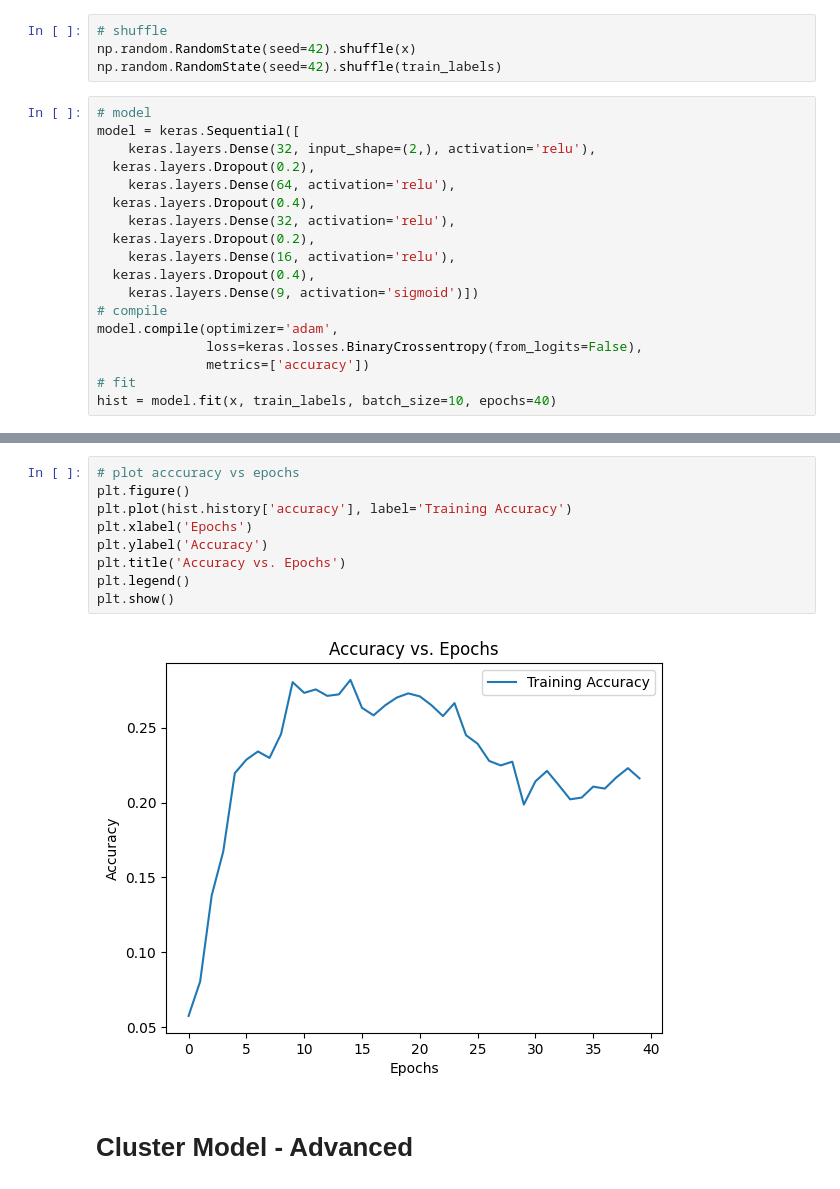
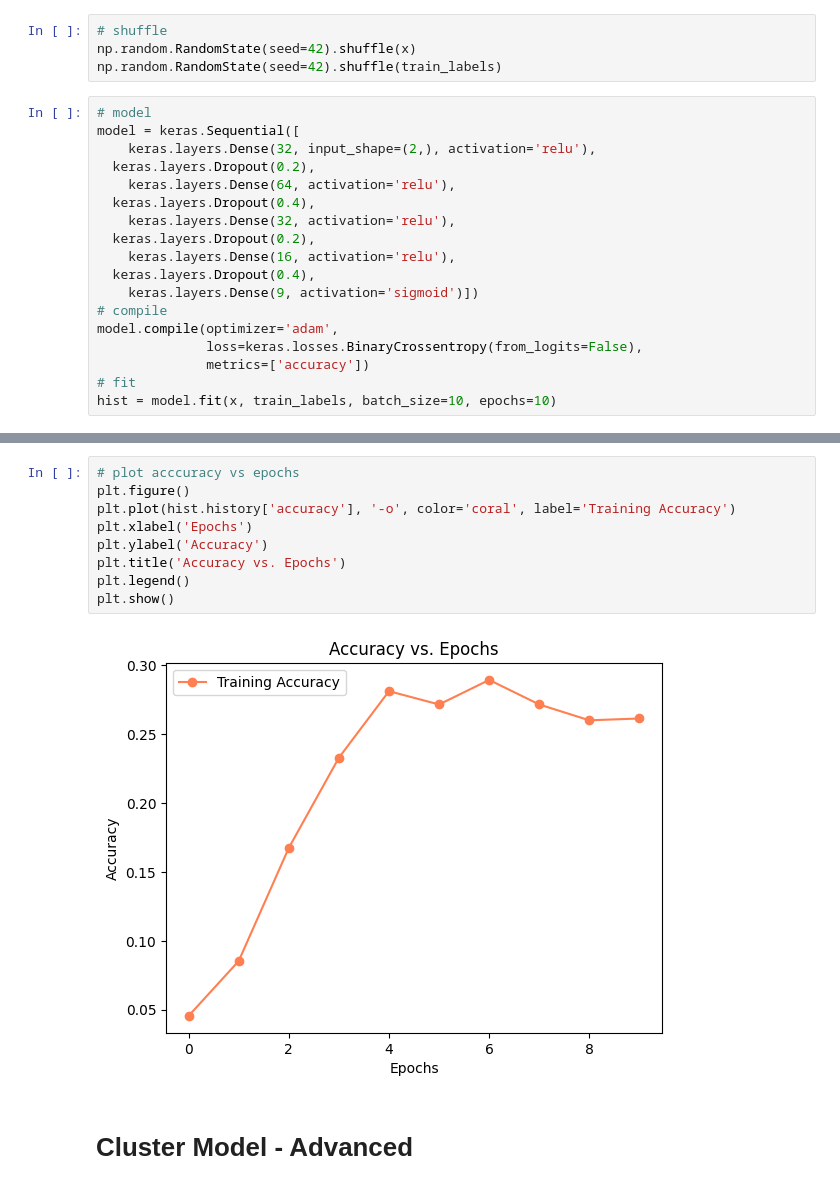
Before and after one commit to ariahosseini/DeepML, a Jupyter notebook: 003_TensorFlow_Proj_Three_FFNN_PolynomialCurves.ipynb, the cells around one changed output, grey strips where cells are left out. Saved outputs shown, nothing was run; the diff lists cells and outputs as text.

```diff
--- a/003_TensorFlow_Proj_Three_FFNN_PolynomialCurves.ipynb
+++ b/003_TensorFlow_Proj_Three_FFNN_PolynomialCurves.ipynb
@@ -686,5 +620,5 @@ model.compile(optimizer='adam',
 	          loss=keras.losses.BinaryCrossentropy(from_logits=False),
 	          metrics=['accuracy'])
 # fit
-hist = model.fit(x, train_labels, batch_size=10, epochs=40)
+hist = model.fit(x, train_labels, batch_size=10, epochs=10)
 # %% [output]
@@ -721,14 +658,14 @@ Prediction [[0. 0. 0. 1. 0. 0. 0. 0. 1.]
 # %%
 # plot acccuracy vs epochs
 plt.figure()
-plt.plot(hist.history['accuracy'], label='Training Accuracy')
+plt.plot(hist.history['accuracy'], '-o', color='coral', label='Training Accuracy')
 plt.xlabel('Epochs')
 plt.ylabel('Accuracy')
 plt.title('Accuracy vs. Epochs')
 plt.legend()
 plt.show()
 # %% [output]
-[figure, old version]
+[figure, new version]
 # %% [markdown]
 # Cluster Model - Advanced
 # %%
```
Also changed, not shown: parts of 28 cells of this notebook.
